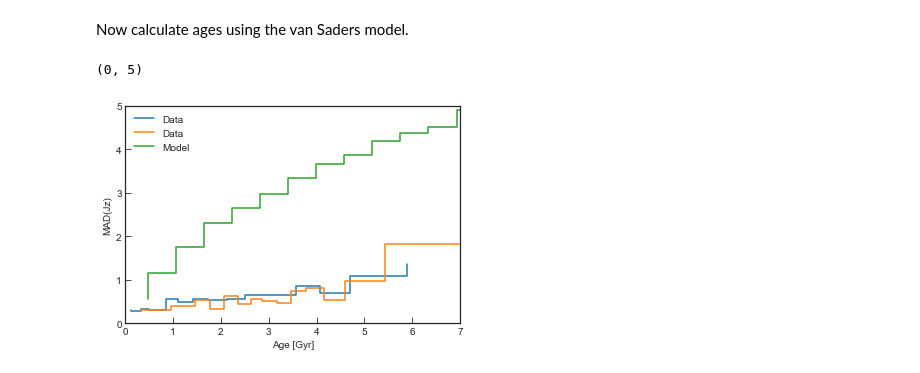
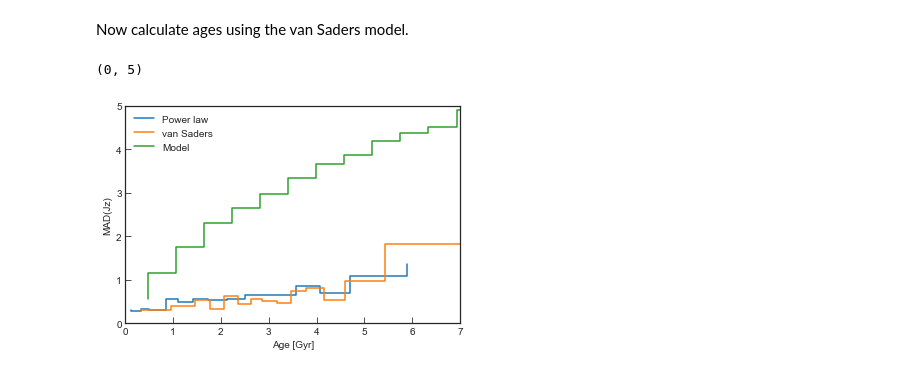
Before and after one commit to RuthAngus/action-time, a Jupyter notebook: action-time/action_time.ipynb, the cells around one changed output. Drawn from its saved outputs; the diff is of its cells as text; code cells hidden in the pictures.

```diff
--- a/action-time/action_time.ipynb
+++ b/action-time/action_time.ipynb
@@ -312,14 +312,14 @@ for i in range(nbins-1):
 dispersions2[-1] = MAD(sorted_jz[(i+1)*nstars_in_bin:])
 xs2[-1] = np.mean(sorted_ages2[(i+1)*nstars_in_bin:])
 # %%
-plt.step(xs2, dispersions2, label="Data")
-plt.step(xs, dispersions, label="Data")
+plt.step(xs2, dispersions2, label="Power law")
+plt.step(xs, dispersions, label="van Saders")
 plt.step(sanders.age.values, sanders.jz.values, label="Model")
 plt.legend(loc="upper left")
 plt.xlabel("Age [Gyr]")
 plt.ylabel("MAD(Jz)")
 plt.xlim(0, 7)
 plt.ylim(0, 5)
 # %% [output]
 (0, 5)
-[figure, old version]
+[figure, new version]
```
Also changed, not shown: parts of 1 cell of this notebook, 1 other file.
